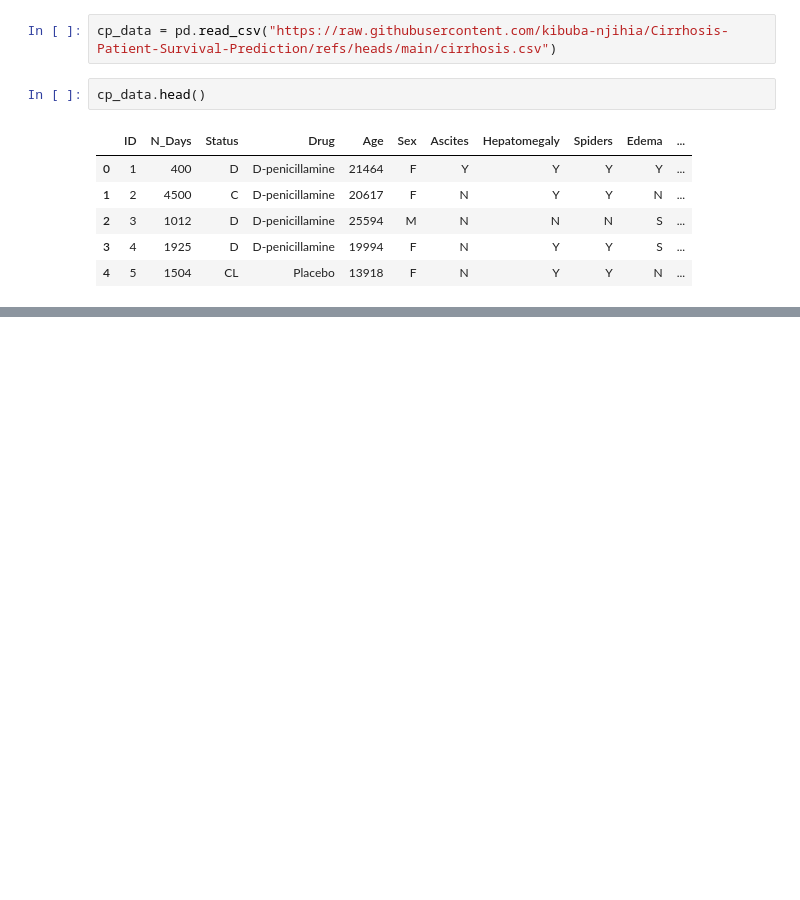
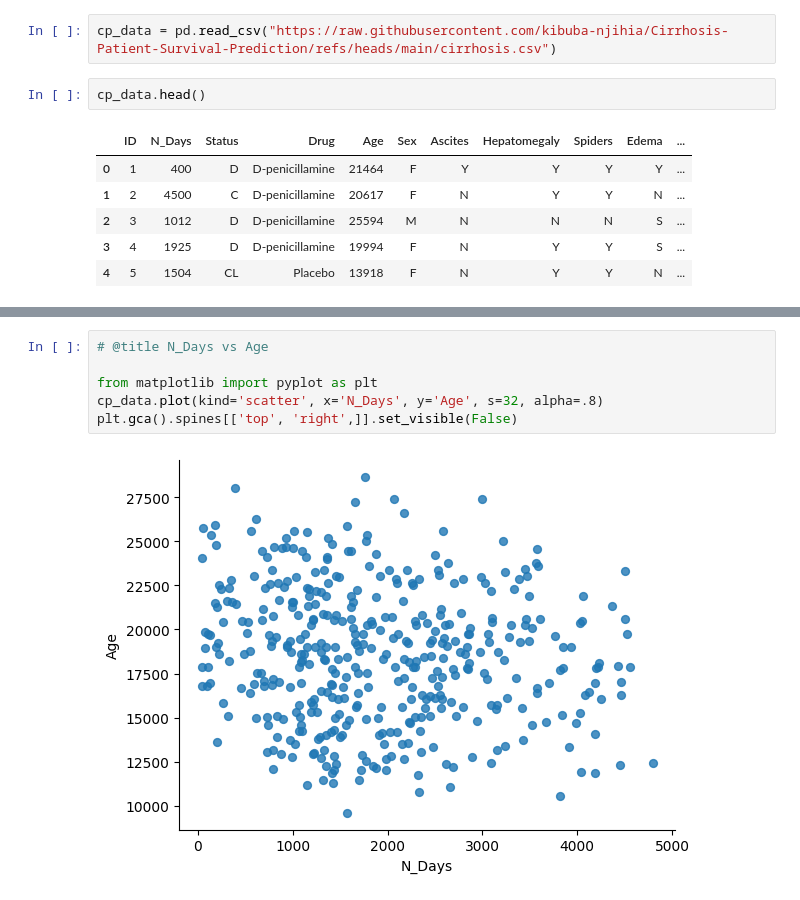
Before and after one commit to kibuba-njihia/Cirrhosis-Patient-Survival-Prediction, a Jupyter notebook: Cirrhosis_Patient_Survival_Prediction.ipynb, the cells around one changed output, grey strips where cells are left out. Saved outputs shown, nothing was run; the diff lists cells and outputs as text; blank space fills up the shorter version.

```diff
--- a/Cirrhosis_Patient_Survival_Prediction.ipynb
+++ b/Cirrhosis_Patient_Survival_Prediction.ipynb
@@ -18,0 +41,8 @@ cp_data.head()
+# %%
+# @title N_Days vs Age
+
+from matplotlib import pyplot as plt
+cp_data.plot(kind='scatter', x='N_Days', y='Age', s=32, alpha=.8)
+plt.gca().spines[['top', 'right',]].set_visible(False)
+# %% [output]
+[figure, added]
```
Also changed, not shown: parts of 2 cells of this notebook.
